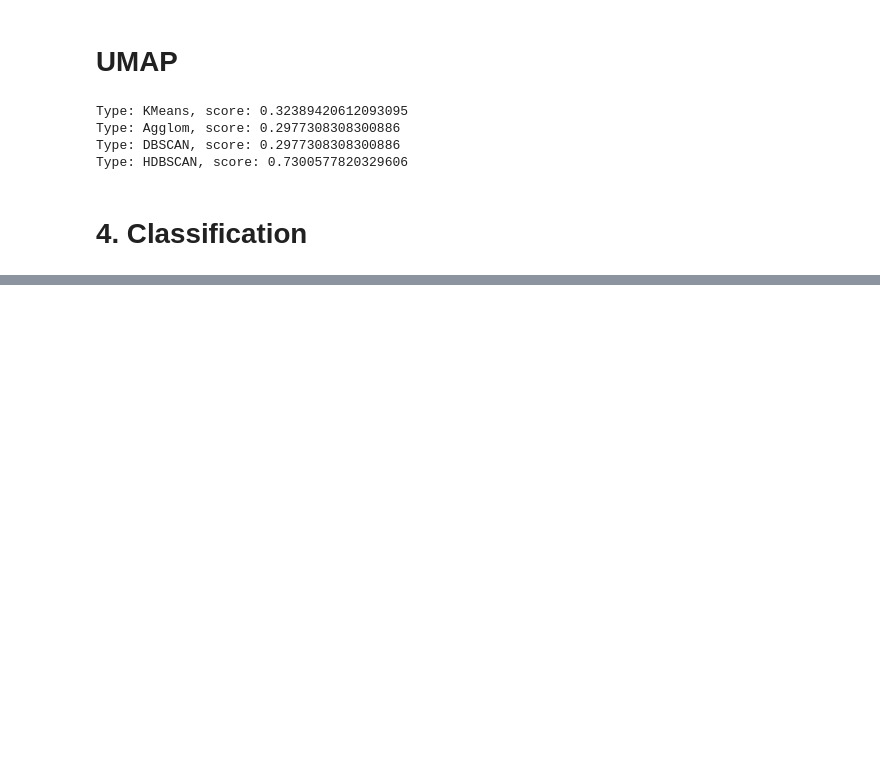
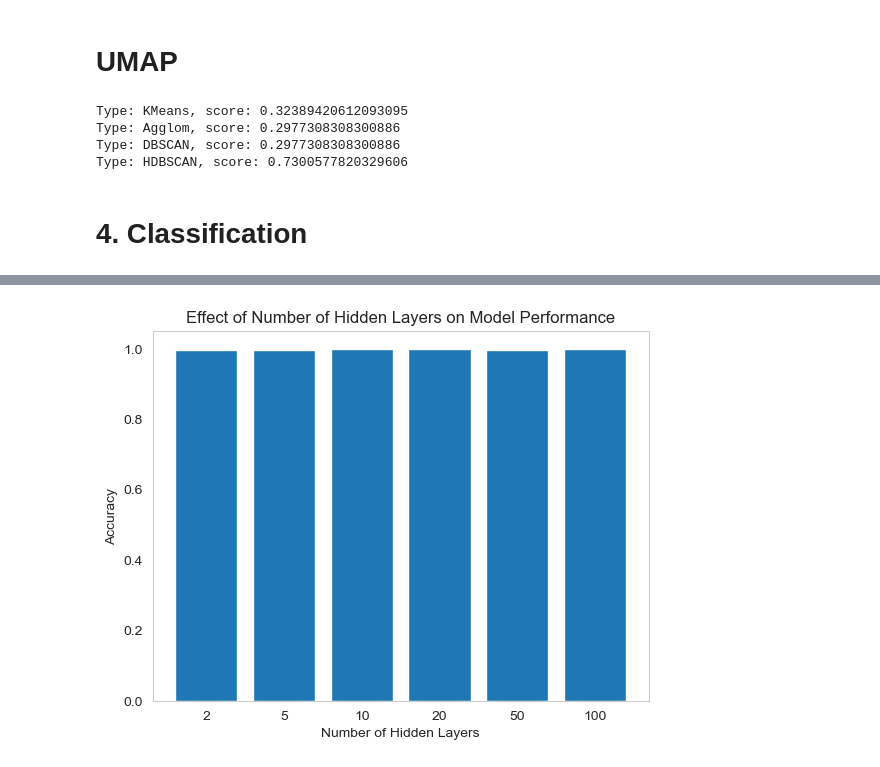
Before and after one commit to anabenitoterreros/TEPaat, a Jupyter notebook: notebooks/4.0-aat-Classifier.ipynb, the cells around one changed output, grey strips where cells are left out. Drawn from its saved outputs; the diff is of its cells as text; code cells hidden in the pictures; blank space fills up the shorter version.

```diff
--- a/notebooks/4.0-aat-Classifier.ipynb
+++ b/notebooks/4.0-aat-Classifier.ipynb
@@ -147,0 +227,41 @@ Type: HDBSCAN, score: 0.7300577820329606
+# %%
+import matplotlib.pyplot as plt
+from sklearn.metrics import accuracy_score
+
+def test_n_hidden(X_train, y_train, X_test, y_test, hidden_layers, learning_rate, n_epochs):
+    """
+    Tests the effect of increasing the number of hidden layers on model performance.
+    Plots the accuracy scores for each number of hidden layers.
+    """
+    accuracy_scores = []
+
+    for n_hidden in hidden_layers:
+        # Define the model with the current number of hidden layers
+        model = MLPClassifier(hidden_layer_sizes=(n_hidden,), max_iter=n_epochs, learning_rate_init=learning_rate, random_state=42)
+
+        # Train the model on the training data
+        model.fit(X_train, y_train)
+
+        # Make predictions on the test data
+        y_pred = model.predict(X_test)
+
+        # Calculate the accuracy score and append to the list
+        accuracy = accuracy_score(y_test, y_pred)
+        accuracy_scores.append(accuracy)
+
+    # Plot the accuracy scores for each number of hidden layers as a bar plot
+    x_pos = np.arange(len(hidden_layers))
+    plt.bar(x_pos, accuracy_scores)
+    plt.xticks(x_pos, hidden_layers)
+    plt.xlabel('Number of Hidden Layers')
+    plt.ylabel('Accuracy')
+    plt.title('Effect of Number of Hidden Layers on Model Performance')
+    plt.show()
+# %%
+hidden_layers = [2, 5, 10, 20, 50, 100]
+learning_rate = 0.01
+n_epochs = 1000
+
+test_n_hidden(X_train, y_train, X_test, y_test, hidden_layers, learning_rate, n_epochs)
+# %% [output]
+[figure, added]
```
Also changed, not shown: parts of 24 cells of this notebook, 18 other files.
